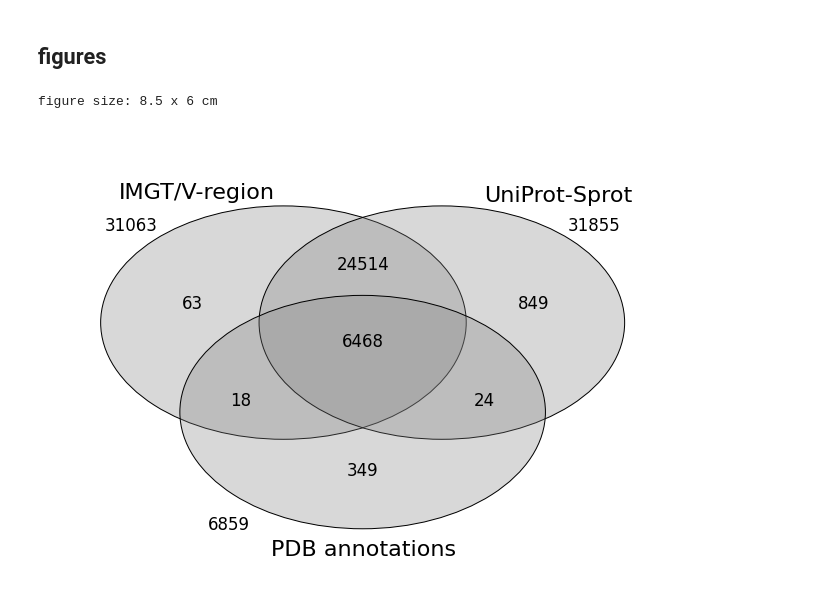
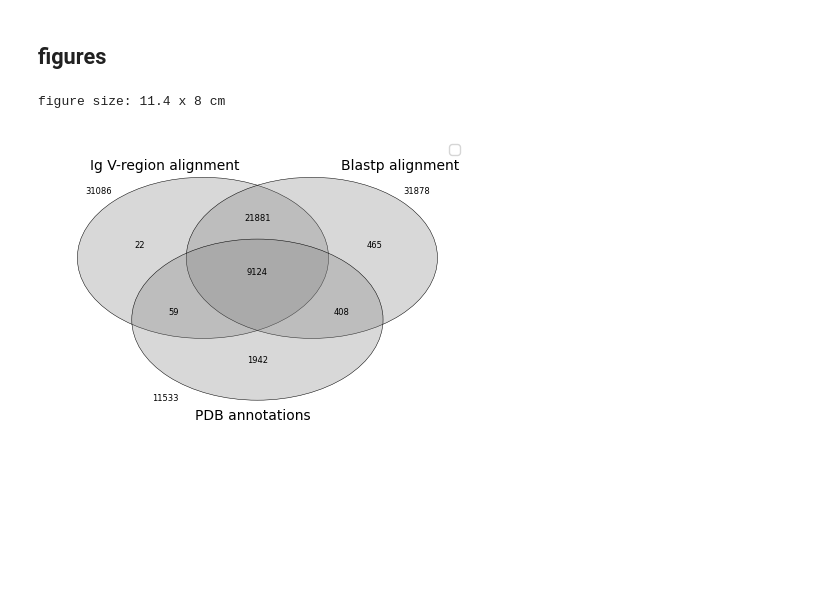
Before and after one commit to protein-design/predict_antibody, a Jupyter notebook: src/label_antibody.ipynb, the cells around one changed output. Saved outputs shown, nothing was run; the diff lists cells and outputs as text; code cells hidden in the pictures; blank space fills up the shorter version.

```diff
--- a/src/label_antibody.ipynb
+++ b/src/label_antibody.ipynb
@@ -76,7 +74,7 @@ query = """
     SELECT I.allele_name, C.pdb_id, C.chain_id, C.chain_no, C.chain_seq, I.chain_type,
         CONCAT(C.pdb_id, '_', C.chain_no) AS chain
     FROM view_pdb_chain C
-    LEFT JOIN align_imgt I ON C.chain_id = I.chain_id
+    LEFT JOIN align_vregion I ON C.chain_id = I.chain_id
     WHERE C.model_no = 0
         AND I.evalue <= 1e-10 AND I.bit_score >= 100 AND I.isotype = 'IG'
 ;"""
@@ -103,7 +101,8 @@ imgt_df.head()
 # detect antibody chain in PDB according PDB annotations submitted by authors
 query = """
     SELECT pdb_id, chains FROM pdb_compound
-    WHERE compound_text REGEXP 'antibody'
+    WHERE compound_text REGEXP 'antibody|nanobody|immunoglobulin'
+        AND compound_text NOT LIKE "%TCR%"
 ;"""
 compound_df = QueryComplex(True).list_data(query, True)
 compound_df['chain_no'] = compound_df['chains'].str.upper().str.split(',')
@@ -188,20 +201,21 @@ figure size: 8.5 x 5 cm
 # %% [markdown]
 ## figures
 # %%
-args = {'width_level': 1, 'height': 6}
+args = {'width_level': 2, 'height': 8}
 fig, ax = Layout(args).one()
 
 chain_sets = {
-    'IMGT/V-region': set(imgt_df['chain']),
-    'UniProt-Sprot': set(uniprot_df['chain']),
+    'Ig V-region alignment': set(imgt_df['chain']),
+    'Blastp alignment': set(uniprot_df['chain']),
     'PDB annotations': set(compound_df['chain']),
 }
+labels_xy = [(10,88), (70,88), (35,-5)]
 PlotVenn.venn_chain(chain_sets, ax, labels_xy)
 
-fig.savefig('venn_detect_antibody.tif', dpi=300, bbox_inches='tight', pad_inches=.05)
+fig.savefig('../figures/venn_detect_antibody.tif', dpi=300, bbox_inches='tight', pad_inches=.05)
 # %% [output]
-figure size: 8.5 x 6 cm
+figure size: 11.4 x 8 cm
-[figure, old version]
+[figure, new version]
 # %%
 pdb_sets = {
     'This study': set(imgt_df['pdb_id']).union(uniprot_df['pdb_id']),
```
Also changed, not shown: parts of 8 cells of this notebook, 42 other files.
